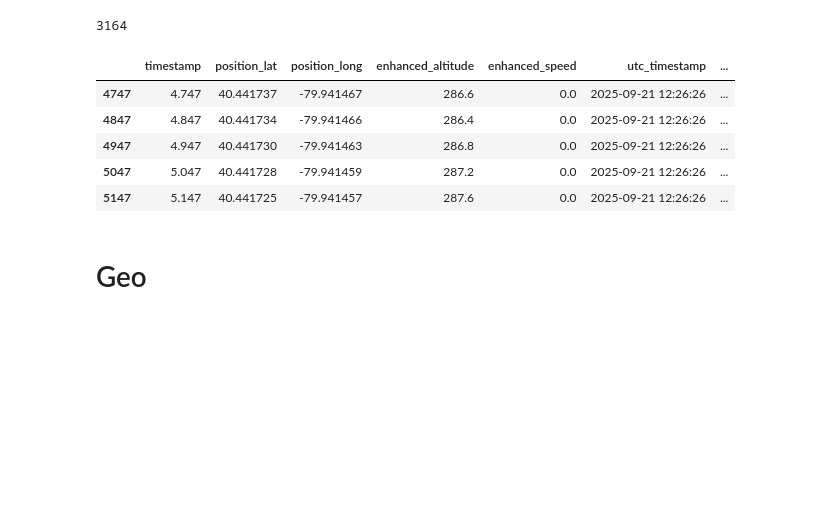
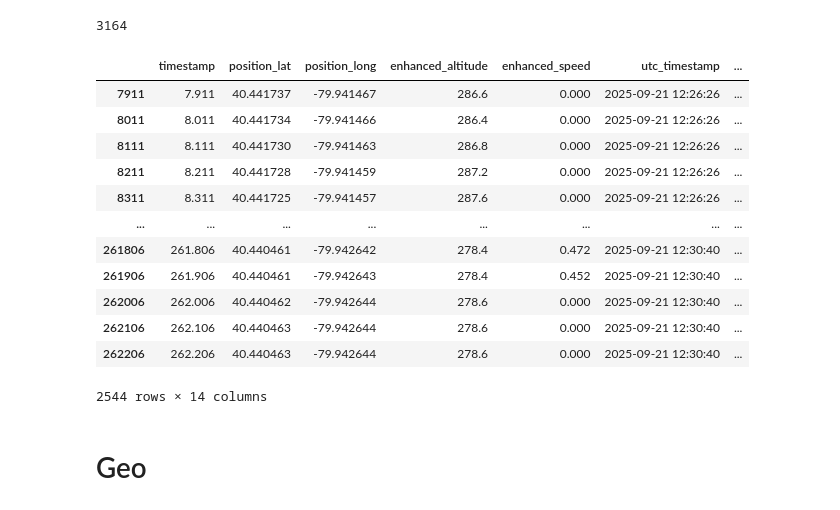
Before and after one commit to D0ugins/srs, a Jupyter notebook: backend/src/notebooks/match.ipynb, the cells around one changed output. Drawn from its saved outputs; the diff is of its cells as text; code cells hidden in the pictures; blank space fills up the shorter version.

```diff
--- a/backend/src/notebooks/match.ipynb
+++ b/backend/src/notebooks/match.ipynb
@@ -39,20 +45,28 @@ start_time
 3164
 # %%
 gps_mesgs = messages['gps_metadata_mesgs']
-gps_data = pd.DataFrame.from_records(gps_mesgs)
+gps_raw = pd.DataFrame.from_records(gps_mesgs)
+gps_data = gps_raw.copy()
 gps_data['utc_timestamp'] = pd.to_datetime((gps_data.utc_timestamp + FIT_EPOCH_S) * 1e9)
-gps_data.index = (gps_data.timestamp * 1000 + gps_data.timestamp_ms) - start_time
+gps_data.index = (gps_data.timestamp * 1000 + gps_data.timestamp_ms)
 gps_data['timestamp'] = gps_data.index / 1000.0
 gps_data.position_lat = gps_data.position_lat / 2**31 * 180
 gps_data.position_long = gps_data.position_long / 2**31 * 180
-gps_data.head()
+gps_data
 # %% [output]
 |  | timestamp | position_lat | position_long | enhanced_altitude | enhanced_speed | utc_timestamp | ... |
-| 4747 | 4.747 | 40.441737 | -79.941467 | 286.6 | 0.0 | 2025-09-21 12:26:26 | ... |
-| 4847 | 4.847 | 40.441734 | -79.941466 | 286.4 | 0.0 | 2025-09-21 12:26:26 | ... |
-| 4947 | 4.947 | 40.441730 | -79.941463 | 286.8 | 0.0 | 2025-09-21 12:26:26 | ... |
-| 5047 | 5.047 | 40.441728 | -79.941459 | 287.2 | 0.0 | 2025-09-21 12:26:26 | ... |
-| 5147 | 5.147 | 40.441725 | -79.941457 | 287.6 | 0.0 | 2025-09-21 12:26:26 | ... |
+| 7911 | 7.911 | 40.441737 | -79.941467 | 286.6 | 0.000 | 2025-09-21 12:26:26 | ... |
+| 8011 | 8.011 | 40.441734 | -79.941466 | 286.4 | 0.000 | 2025-09-21 12:26:26 | ... |
+| 8111 | 8.111 | 40.441730 | -79.941463 | 286.8 | 0.000 | 2025-09-21 12:26:26 | ... |
+| 8211 | 8.211 | 40.441728 | -79.941459 | 287.2 | 0.000 | 2025-09-21 12:26:26 | ... |
+| 8311 | 8.311 | 40.441725 | -79.941457 | 287.6 | 0.000 | 2025-09-21 12:26:26 | ... |
+| ... | ... | ... | ... | ... | ... | ... | ... |
+| 261806 | 261.806 | 40.440461 | -79.942642 | 278.4 | 0.472 | 2025-09-21 12:30:40 | ... |
+| 261906 | 261.906 | 40.440461 | -79.942643 | 278.4 | 0.452 | 2025-09-21 12:30:40 | ... |
+| 262006 | 262.006 | 40.440462 | -79.942644 | 278.6 | 0.000 | 2025-09-21 12:30:40 | ... |
+| 262106 | 262.106 | 40.440463 | -79.942644 | 278.6 | 0.000 | 2025-09-21 12:30:40 | ... |
+| 262206 | 262.206 | 40.440463 | -79.942644 | 278.6 | 0.000 | 2025-09-21 12:30:40 | ... |
+2544 rows × 14 columns
 # %%
 px.line(gps_data.enhanced_speed)
 # %%
```
Also changed, not shown: parts of 53 cells of this notebook.
